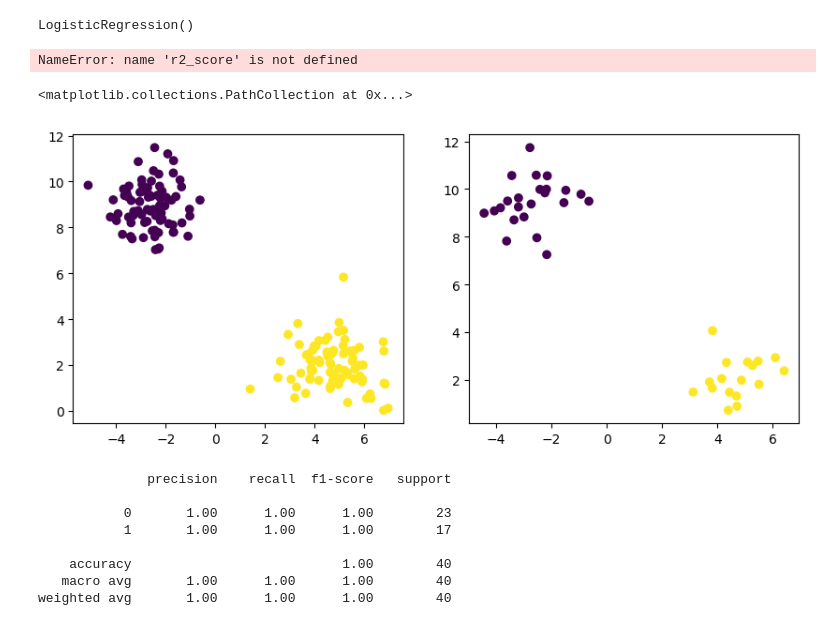
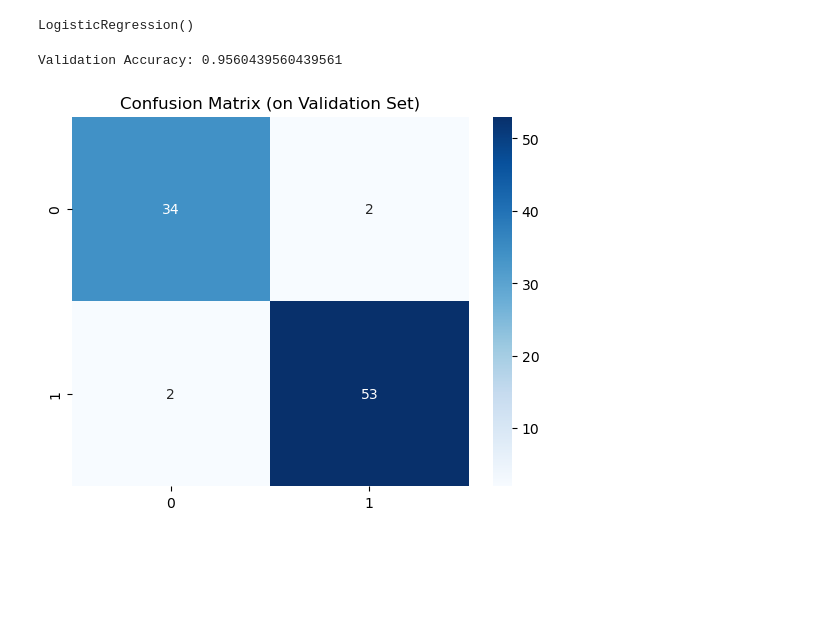
Before and after one commit to Erfan-Taherirani/Personal_ML_Notes, a Jupyter notebook: supervised_learning/test.ipynb, the cells around one changed output. Saved outputs shown, nothing was run; the diff lists cells and outputs as text; code cells hidden in the pictures; blank space fills up the shorter version.

```diff
--- a/supervised_learning/test.ipynb
+++ b/supervised_learning/test.ipynb
@@ -1,58 +1,27 @@
 # %%
+import seaborn as sns
 import matplotlib.pyplot as plt
-from sklearn.datasets import make_blobs
+from sklearn.datasets import load_breast_cancer
 from sklearn.model_selection import train_test_split
+from sklearn.preprocessing import StandardScaler
 from sklearn.linear_model import LogisticRegression
-from sklearn.metrics import accuracy_score, precision_score, recall_score, roc_auc_score
+from sklearn.metrics import accuracy_score, confusion_matrix
 
-# load_data
-X, y = make_blobs(n_samples=200, n_features=2, centers=2, random_state=42)
+X, y = load_breast_cancer(return_X_y=True)
 
-# train-test splitting
 X_train, X_test, y_train, y_test = train_test_split(
     X, y, test_size=0.2, random_state=42
 )
+X_train, X_val, y_train, y_val = train_test_split(
+    X_train, y_train, test_size=0.2, random_state=42
+)
 
-# training the model
+scaler = StandardScaler()
+X_train_scaled = scaler.fit_transform(X_train)
+X_val_scaled = scaler.transform(X_val)
+X_test_scaled = scaler.transform(X_test)
+
 log_reg = LogisticRegression()
-log_reg.fit(X_train, y_train)
+log_reg.fit(X_train_scaled, y_train)
 # %% [output]
 LogisticRegression()
-# %%
-import numpy as np
-import pandas as pd
-
-y_pred = log_reg.predict(X_test)
-
-r_square = r2_score(y_true=y_test, y_pred=y_pred)
-mse = mean_squared_error(y_true=y_test, y_pred=y_pred)
-rmse = root_mean_squared_error(y_true=y_test, y_pred=y_pred)
-mae = mean_absolute_error(y_true=y_test, y_pred=y_pred)
-
-metrics = np.array([["Mean Squared Error", mse],
-                    ["Root Mean Squared Error", rmse],
-                    ["Mean Absolute Error", mae],
-                    ["R-Square", r_square]])
-pd.DataFrame(data=metrics, columns=["Metric Name", "Metric Value"])
-# %% [output]
-NameError: name 'r2_score' is not defined
-# %%
-fig, axs = plt.subplots(ncols=2, figsize=(10, 4))
-axs[0].scatter(X_train[:, 0], X_train[:, 1], c=y_train)
-axs[1].scatter(X_test[:, 0], X_test[:, 1], c=y_pred)
-# %% [output]
-<matplotlib.collections.PathCollection at 0x...>
-[figure, removed]
-# %%
-from sklearn.metrics import classification_report
-
-print(classification_report(y_true=y_test, y_pred=y_pred))
-# %% [output]
-              precision    recall  f1-score   support
-
-           0       1.00      1.00      1.00        23
-           1       1.00      1.00      1.00        17
-
-    accuracy                           1.00        40
-   macro avg       1.00      1.00      1.00        40
-weighted avg       1.00      1.00      1.00        40
@@ -66,0 +28,15 @@ weighted avg       1.00      1.00      1.00        40
+# %%
+y_pred_val = log_reg.predict(X_val_scaled)
+
+sns.heatmap(
+    data=confusion_matrix(y_val, y_pred_val),
+    annot=True,
+    cmap="Blues"
+)
+plt.title("Confusion Matrix (on Validation Set)")
+
+acc_ = accuracy_score(y_val, y_pred_val)
+print(f"Validation Accuracy: {acc_}")
+# %% [output]
+Validation Accuracy: 0.9560439560439561
+[figure, added]
```
Also changed, not shown: parts of 18 cells of this notebook, 10 other files.
